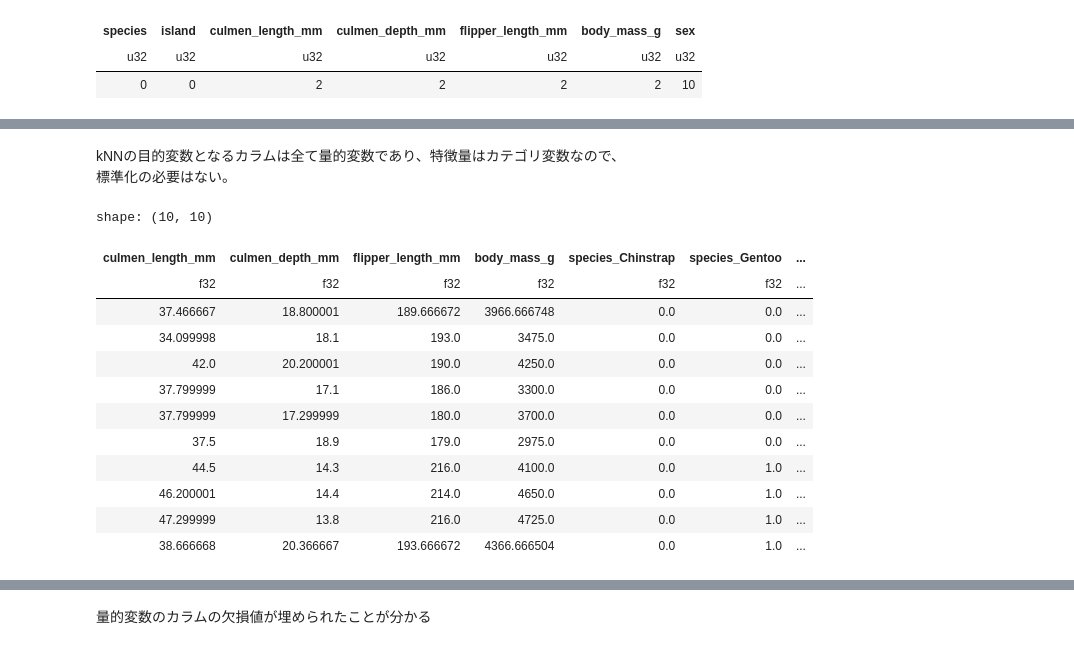
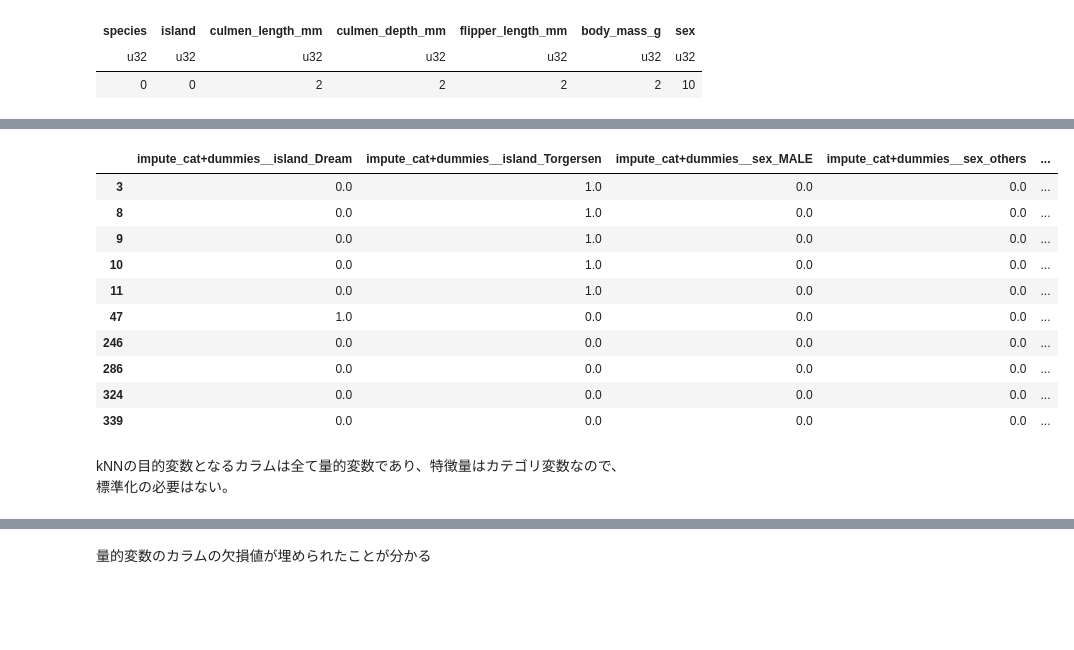
Before and after one commit to Mr-Garlic-Shrimp/TIL, a Jupyter notebook: Machine_Learning/ML_notebook-17(Missing_Value_Imputing_2).ipynb, the cells around one changed output, grey strips where cells are left out. Saved outputs shown, nothing was run; the diff lists cells and outputs as text; code cells hidden in the pictures; blank space fills up the shorter version.

```diff
--- a/Machine_Learning/ML_notebook-17(Missing_Value_Imputing_2).ipynb
+++ b/Machine_Learning/ML_notebook-17(Missing_Value_Imputing_2).ipynb
@@ -707,0 +652,37 @@ num_feat
+# %%
+# 目的変数と特徴量に分ける。
+X = df.drop(target).to_pandas()
+y = df.get_column(target)
+
+# 欠損値対応後にダミー変数に変換すべきなので、ここでやってはダメ。
+#X = pd.get_dummies(X.to_pandas(), drop_first=False)
+
+# cvインスタンスを生成。5 fold × 3で評価する。
+cv = RepeatedKFold(n_splits=5, n_repeats=3, random_state=0)
+
+# 多クラス分類の場合、LightGBMのデータセットに入れる目的変数はラベルエンコーディングしておく必要がある。
+encoder = LabelEncoder()
+y_encoded = pd.DataFrame(encoder.fit_transform(y.to_pandas()), columns=[target])
+
+# LightGBM用のパラメタ指定
+params = {
+          'objective': 'multiclass',  # 最小化させるべき損失関数
+          'num_class': 3,  # マルチクラス分類の場合、クラス数を指定する必要あり。
+          'metric': 'multi_logloss',  # 学習時に使用する評価指標(early_stoppingの評価指標にも同じ値が使用される)
+          'max_depth': 5,
+          'random_state': 0,  # 乱数シード
+          'boosting_type': 'goss',  # boosting_type
+          'verbose': -1  # これを指定しないと`No further splits with positive gain, best gain: -inf`というWarningが表示される
+         }
+# %%
+# カテゴリカラムに対する処理。
+pipeline_for_cat = Pipeline([('impute_cat', SimpleImputer(strategy='most_frequent')),
+                             ('onehot', OneHotEncoder(drop='first',handle_unknown='ignore', sparse_output=False))])
+
+pipeline_for_num = Pipeline([('std_scale', StandardScaler()),
+                             ('knn_impute', KNNImputer(n_neighbors=5 ))])
+
+# ColumnsTransformerの定義。数値カラムの補完にはKNNImputerを用いる。
+# kNNを使うので、標準化もセットで行う必要あり。
+preprocess_ct_knn = ColumnTransformer([('impute_cat+dummies', pipeline_for_cat, cat_feat),
+                                       ('std_scale+knn_impute', pipeline_for_num, num_feat)])
@@ -708,3 +707,20 @@ num_feat
+# %%
+preprocess_ct_knn.set_output(transform='pandas')
+temp = preprocess_ct_knn.fit_transform(X)
+# %%
+temp.iloc[null_index]
+# %% [output]
+|  | impute_cat+dummies__island_Dream | impute_cat+dummies__island_Torgersen | impute_cat+dummies__sex_MALE | impute_cat+dummies__sex_others | ... |
+| 3 | 0.0 | 1.0 | 0.0 | 0.0 | ... |
+| 8 | 0.0 | 1.0 | 0.0 | 0.0 | ... |
+| 9 | 0.0 | 1.0 | 0.0 | 0.0 | ... |
+| 10 | 0.0 | 1.0 | 0.0 | 0.0 | ... |
+| 11 | 0.0 | 1.0 | 0.0 | 0.0 | ... |
+| 47 | 1.0 | 0.0 | 0.0 | 0.0 | ... |
+| 246 | 0.0 | 0.0 | 0.0 | 0.0 | ... |
+| 286 | 0.0 | 0.0 | 0.0 | 0.0 | ... |
+| 324 | 0.0 | 0.0 | 0.0 | 0.0 | ... |
+| 339 | 0.0 | 0.0 | 0.0 | 0.0 | ... |
 # %% [markdown]
 kNNの目的変数となるカラムは全て量的変数であり、特徴量はカテゴリ変数なので、
 標準化の必要はない。
@@ -716,16 +726,0 @@ df4_imputed = imputer.fit_transform(df4)
-# %%
-pl.from_pandas(df4_imputed)[null_index]
-# %% [output]
-shape: (10, 10)
-| culmen_length_mm | culmen_depth_mm | flipper_length_mm | body_mass_g | species_Chinstrap | species_Gentoo | ... |
-| f32 | f32 | f32 | f32 | f32 | f32 | ... |
-| 37.466667 | 18.800001 | 189.666672 | 3966.666748 | 0.0 | 0.0 | ... |
-| 34.099998 | 18.1 | 193.0 | 3475.0 | 0.0 | 0.0 | ... |
-| 42.0 | 20.200001 | 190.0 | 4250.0 | 0.0 | 0.0 | ... |
-| 37.799999 | 17.1 | 186.0 | 3300.0 | 0.0 | 0.0 | ... |
-| 37.799999 | 17.299999 | 180.0 | 3700.0 | 0.0 | 0.0 | ... |
-| 37.5 | 18.9 | 179.0 | 2975.0 | 0.0 | 0.0 | ... |
-| 44.5 | 14.3 | 216.0 | 4100.0 | 0.0 | 1.0 | ... |
-| 46.200001 | 14.4 | 214.0 | 4650.0 | 0.0 | 1.0 | ... |
-| 47.299999 | 13.8 | 216.0 | 4725.0 | 0.0 | 1.0 | ... |
-| 38.666668 | 20.366667 | 193.666672 | 4366.666504 | 0.0 | 1.0 | ... |
```
Also changed, not shown: parts of 30 cells of this notebook, 1 other file.
